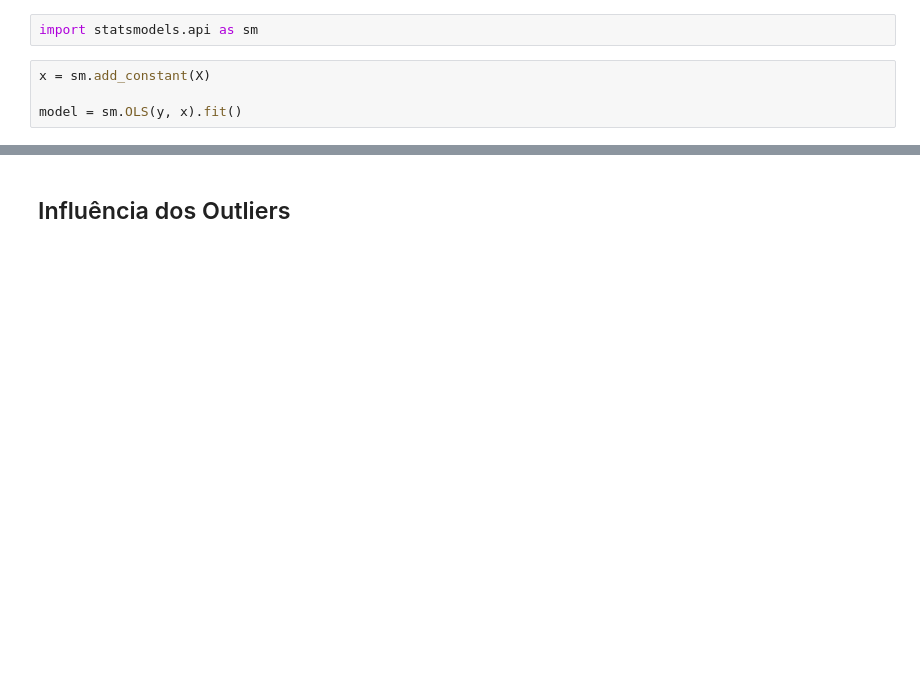
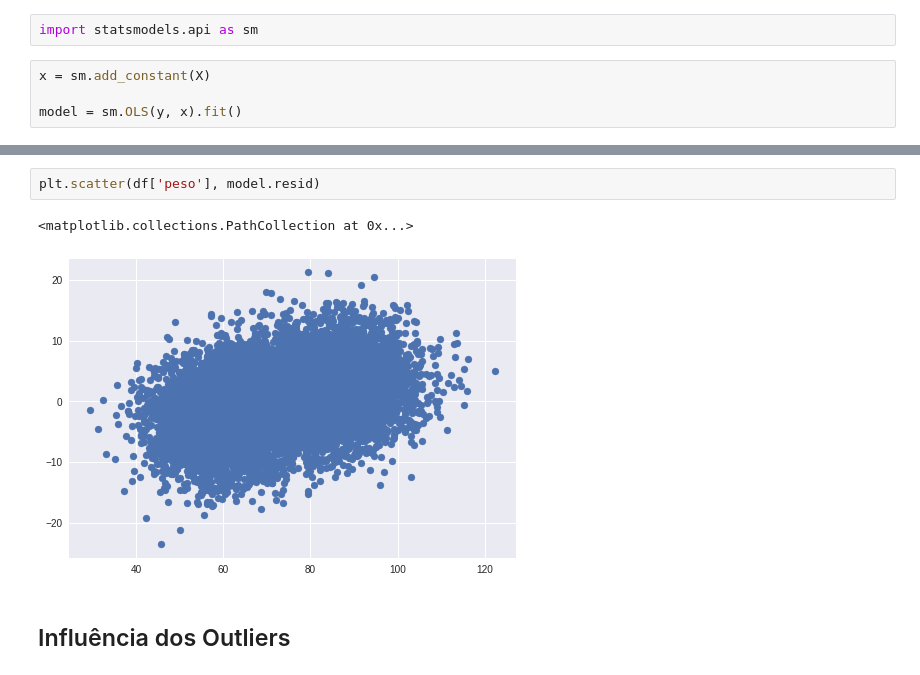
Before and after one commit to walisson-silva-ada/827-data-science, a Jupyter notebook: 02. Regressão Linear/2.1. Regressão Linear Simples.ipynb, the cells around one changed output, grey strips where cells are left out. Saved outputs shown, nothing was run; the diff lists cells and outputs as text; blank space fills up the shorter version.

```diff
--- a/02. Regressão Linear/2.1. Regressão Linear Simples.ipynb
+++ b/02. Regressão Linear/2.1. Regressão Linear Simples.ipynb
@@ -513,3 +528,8 @@ strong multicollinearity or other numerical problems.
+# %%
+plt.scatter(df['peso'], model.resid)
+# %% [output]
+<matplotlib.collections.PathCollection at 0x...>
+[figure, added]
 # %% [markdown]
 ## Influência dos Outliers
 # %%
```
Also changed, not shown: parts of 24 cells of this notebook.
